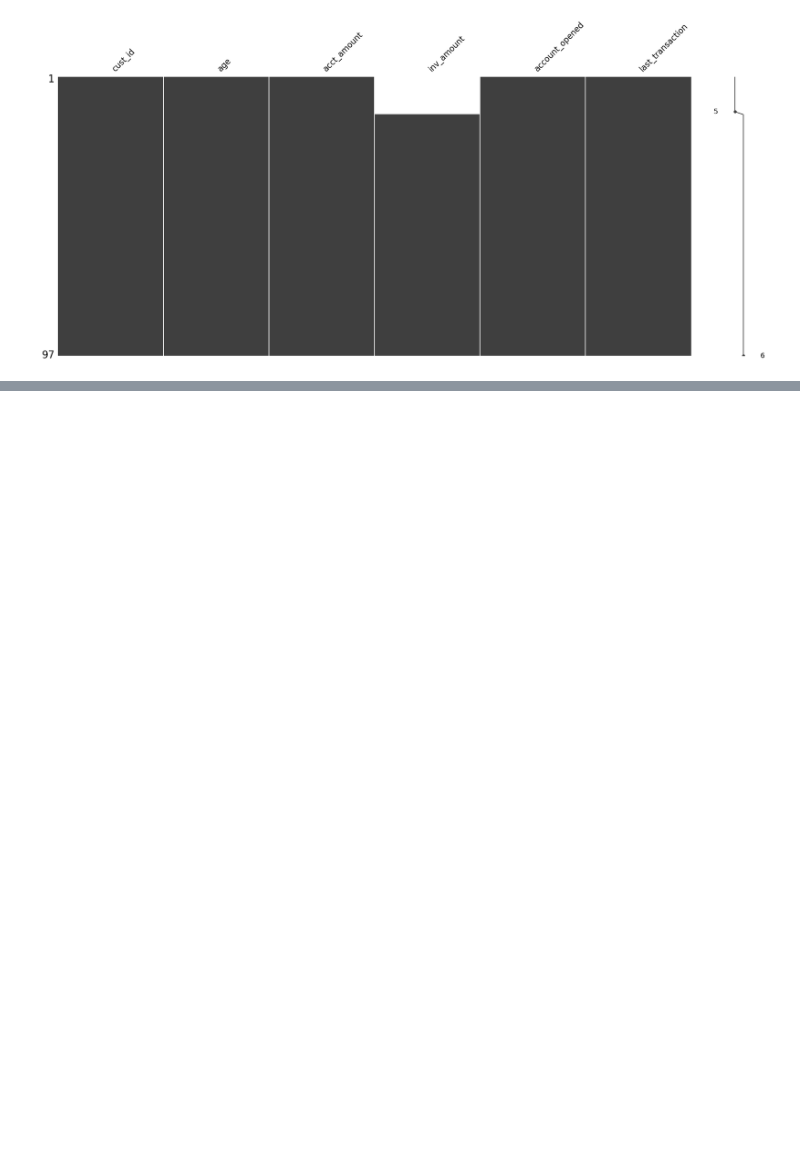
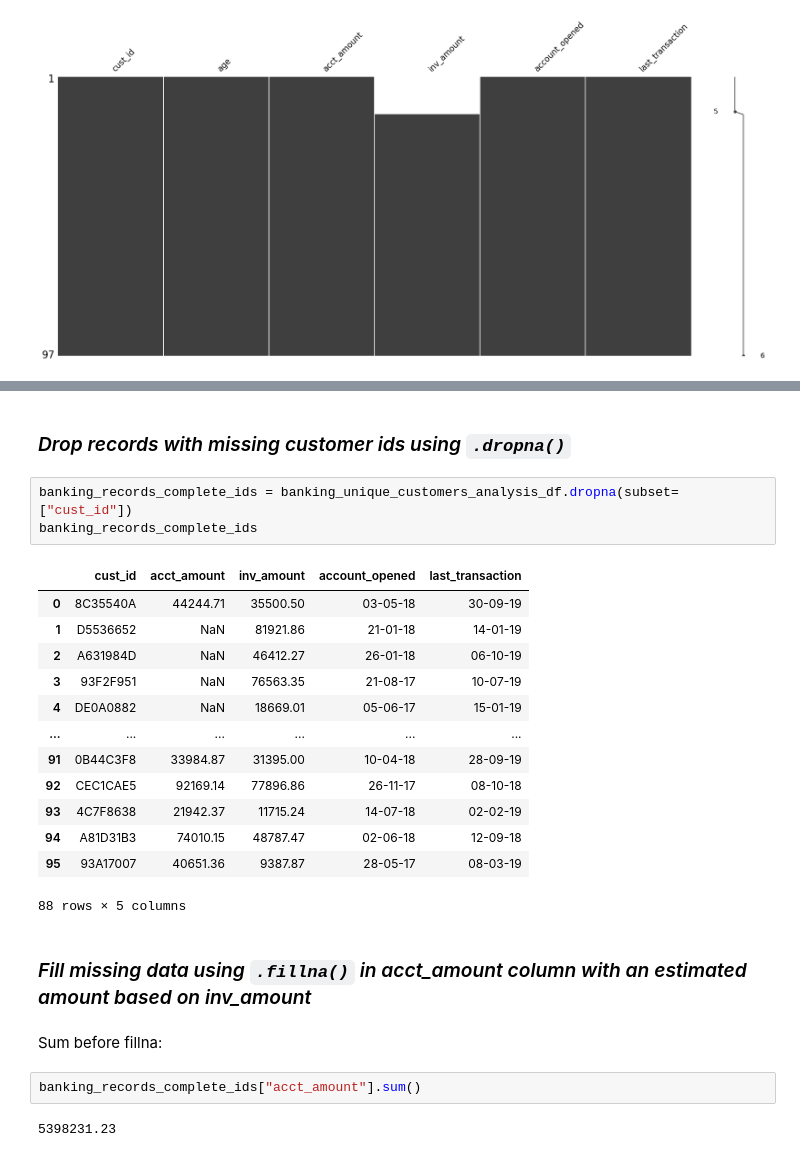
Before and after one commit to priscilla-arinze/PythonReview, a Jupyter notebook: LIBRARIES/Pandas_CleaningData.ipynb, the cells around one changed output, grey strips where cells are left out. Cells and saved outputs as stored; diff of their text form; blank space fills up the shorter version.

```diff
--- a/LIBRARIES/Pandas_CleaningData.ipynb
+++ b/LIBRARIES/Pandas_CleaningData.ipynb
@@ -1067,0 +1087,27 @@ plt.show()
+# %% [markdown]
+### *Drop records with missing customer ids using `.dropna()`*
+# %%
+banking_records_complete_ids = banking_unique_customers_analysis_df.dropna(subset=["cust_id"])
+banking_records_complete_ids
+# %% [output]
+|  | cust_id | acct_amount | inv_amount | account_opened | last_transaction |
+| 0 | 8C35540A | 44244.71 | 35500.50 | 03-05-18 | 30-09-19 |
+| 1 | D5536652 | NaN | 81921.86 | 21-01-18 | 14-01-19 |
+| 2 | A631984D | NaN | 46412.27 | 26-01-18 | 06-10-19 |
+| 3 | 93F2F951 | NaN | 76563.35 | 21-08-17 | 10-07-19 |
+| 4 | DE0A0882 | NaN | 18669.01 | 05-06-17 | 15-01-19 |
+| ... | ... | ... | ... | ... | ... |
+| 91 | 0B44C3F8 | 33984.87 | 31395.00 | 10-04-18 | 28-09-19 |
+| 92 | CEC1CAE5 | 92169.14 | 77896.86 | 26-11-17 | 08-10-18 |
+| 93 | 4C7F8638 | 21942.37 | 11715.24 | 14-07-18 | 02-02-19 |
+| 94 | A81D31B3 | 74010.15 | 48787.47 | 02-06-18 | 12-09-18 |
+| 95 | 93A17007 | 40651.36 | 9387.87 | 28-05-17 | 08-03-19 |
+88 rows × 5 columns
+# %% [markdown]
+### *Fill missing data using `.fillna()` in acct_amount column with an estimated amount based on inv_amount*
+# %% [markdown]
+Sum before fillna:
+# %%
+banking_records_complete_ids["acct_amount"].sum()
+# %% [output]
+5398231.23
```
Also changed, not shown: parts of 6 cells of this notebook, 1 other file.
